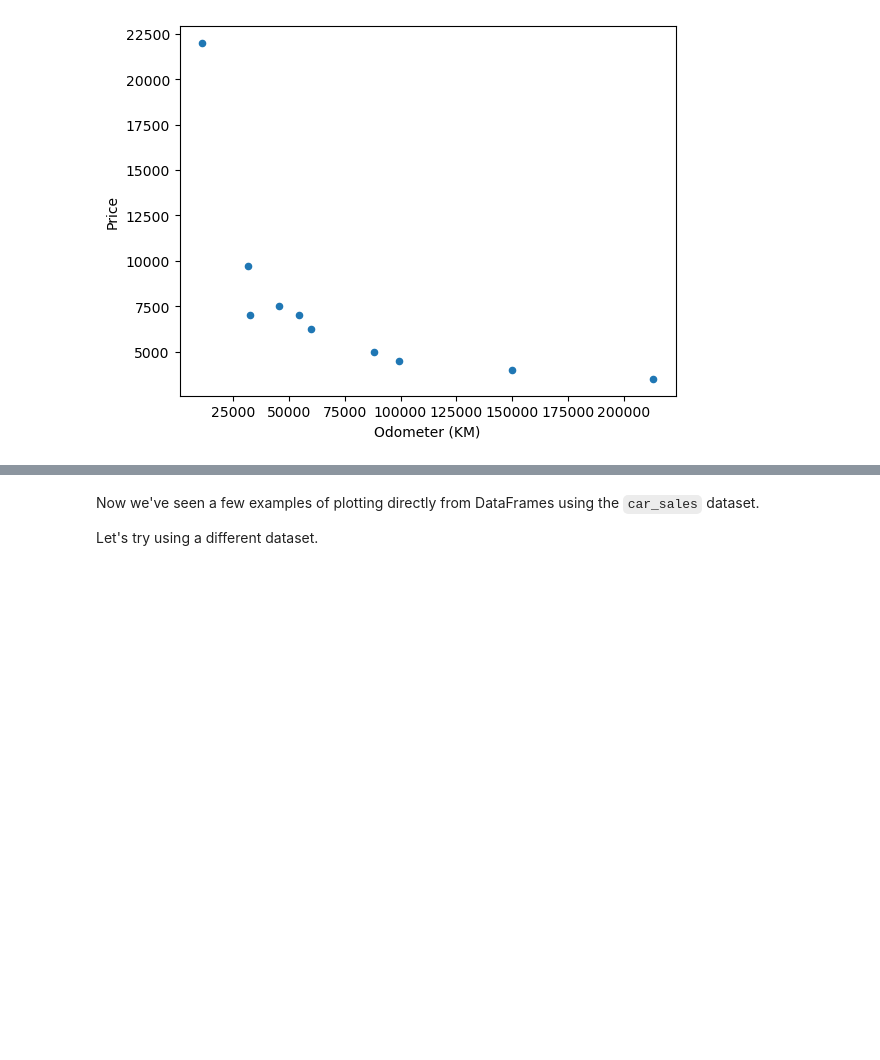
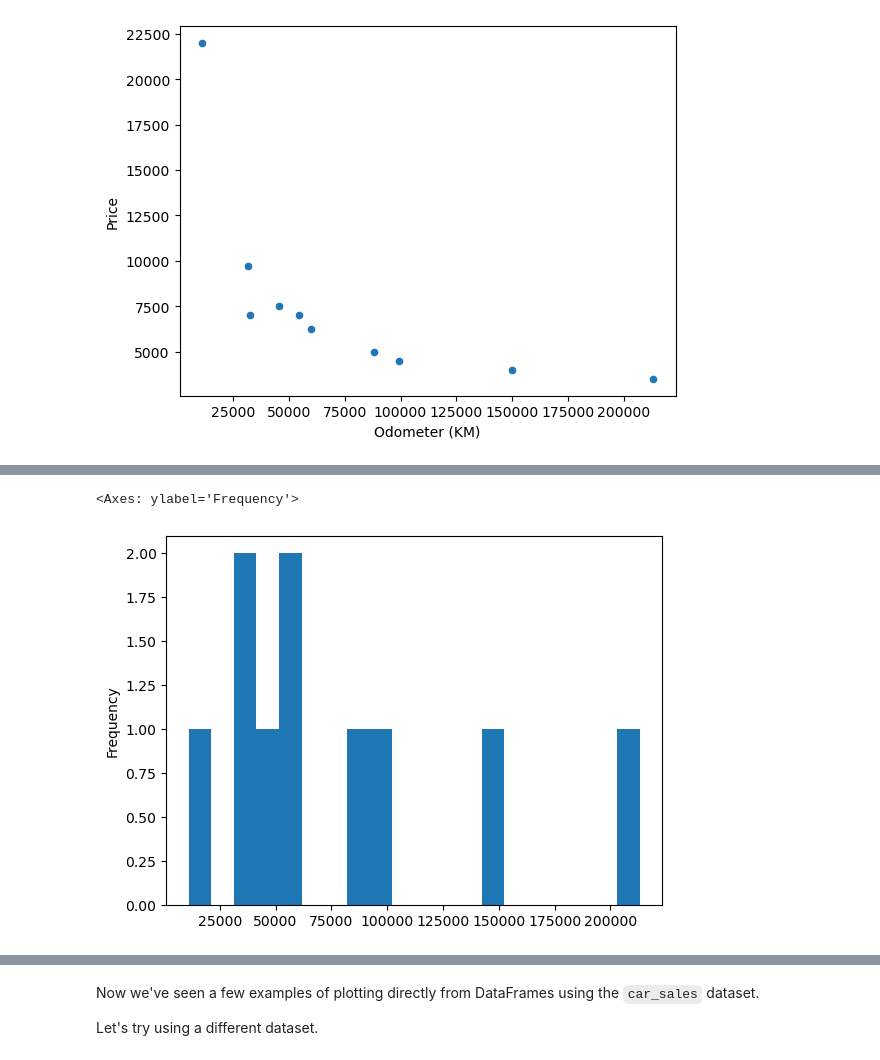
Before and after one commit to tejasharal33/Udemy, a Jupyter notebook: Codes_Practice/Matplotlib/matplotlib-exercises.ipynb, the cells around one changed output, grey strips where cells are left out. Drawn from its saved outputs; the diff is of its cells as text; code cells hidden in the pictures; blank space fills up the shorter version.

```diff
--- a/Codes_Practice/Matplotlib/matplotlib-exercises.ipynb
+++ b/Codes_Practice/Matplotlib/matplotlib-exercises.ipynb
@@ -313,4 +317,8 @@ df.plot(kind="bar");
 # %%
 # Create a histogram of the 'Odometer (KM)' column
+car_sales["Odometer (KM)"].plot.hist(bins=20)
+# %% [output]
+<Axes: ylabel='Frequency'>
+[figure, added]
 # %%
 # Create a histogram of the 'Price' column with 20 bins
```
Also changed, not shown: parts of 18 cells of this notebook, 1 other file.
